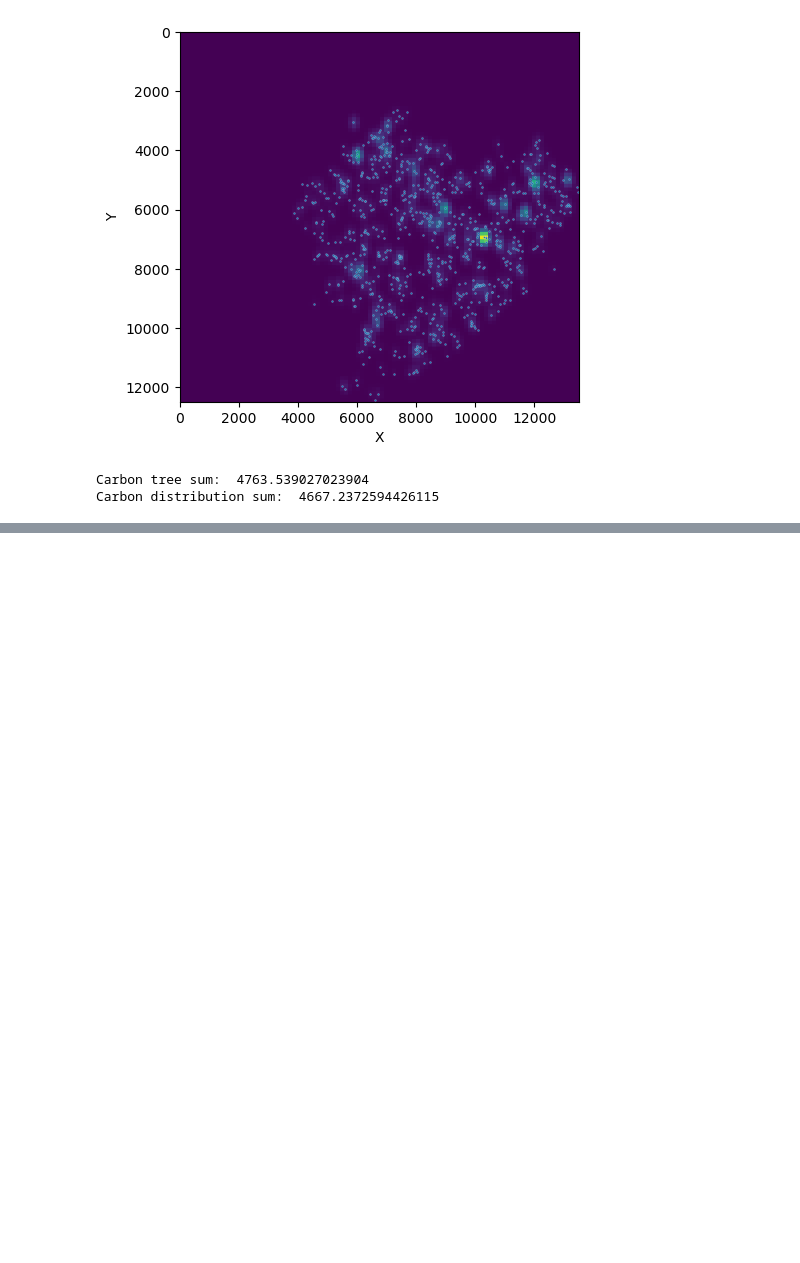
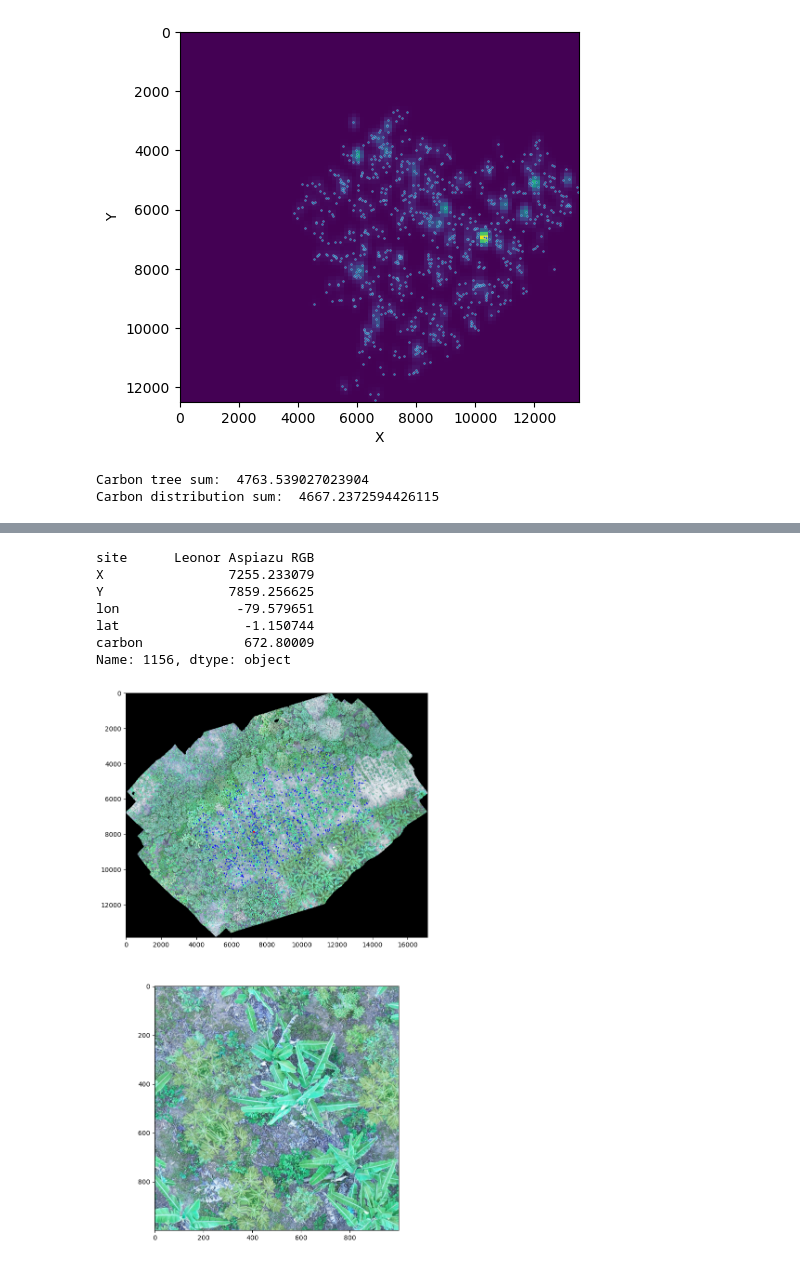
Before and after one commit to TimEngelmann/ai4est, a Jupyter notebook: exploration/estimate_carbon_exploration.ipynb, the cells around one changed output, grey strips where cells are left out. Cells and saved outputs as stored; diff of their text form; code cells hidden in the pictures; blank space fills up the shorter version.

```diff
--- a/exploration/estimate_carbon_exploration.ipynb
+++ b/exploration/estimate_carbon_exploration.ipynb
@@ -381,0 +446,32 @@ Carbon distribution sum:  4667.2372594426115
+# %%
+import cv2
+import seaborn as sns
+
+site = "Leonor Aspiazu RGB"
+trees_site = trees[trees.site == site]
+monster_tree = trees_site[trees_site.carbon > 100].iloc[0]
+print(monster_tree)
+
+path = '../data/reforestree/wwf_ecuador/RGB Orthomosaics/{}.tif'.format(site)
+img = cv2.imread(path)
+img = np.array(img)
+
+fig, axs = plt.subplots(2, 1, figsize=(10,15))
+axs = axs.flat
+
+axs[0].imshow(img)
+axs[0].scatter(trees_site.X, trees_site.Y, s=0.5, c='b')
+axs[0].scatter(monster_tree.X, monster_tree.Y, s=3, c='r')
+
+axs[1].imshow(img[int(monster_tree.Y-500):int(monster_tree.Y+500), int(monster_tree.X-500):int(monster_tree.X+500)])
+plt.savefig("monster_tree.png", dpi=300)
+plt.show()
+# %% [output]
+site      Leonor Aspiazu RGB
+X                7255.233079
+Y                7859.256625
+lon               -79.579651
+lat                -1.150744
+carbon             672.80009
+Name: 1156, dtype: object
+[figure, added]
```
Also changed, not shown: parts of 6 cells of this notebook, 1 other file.
